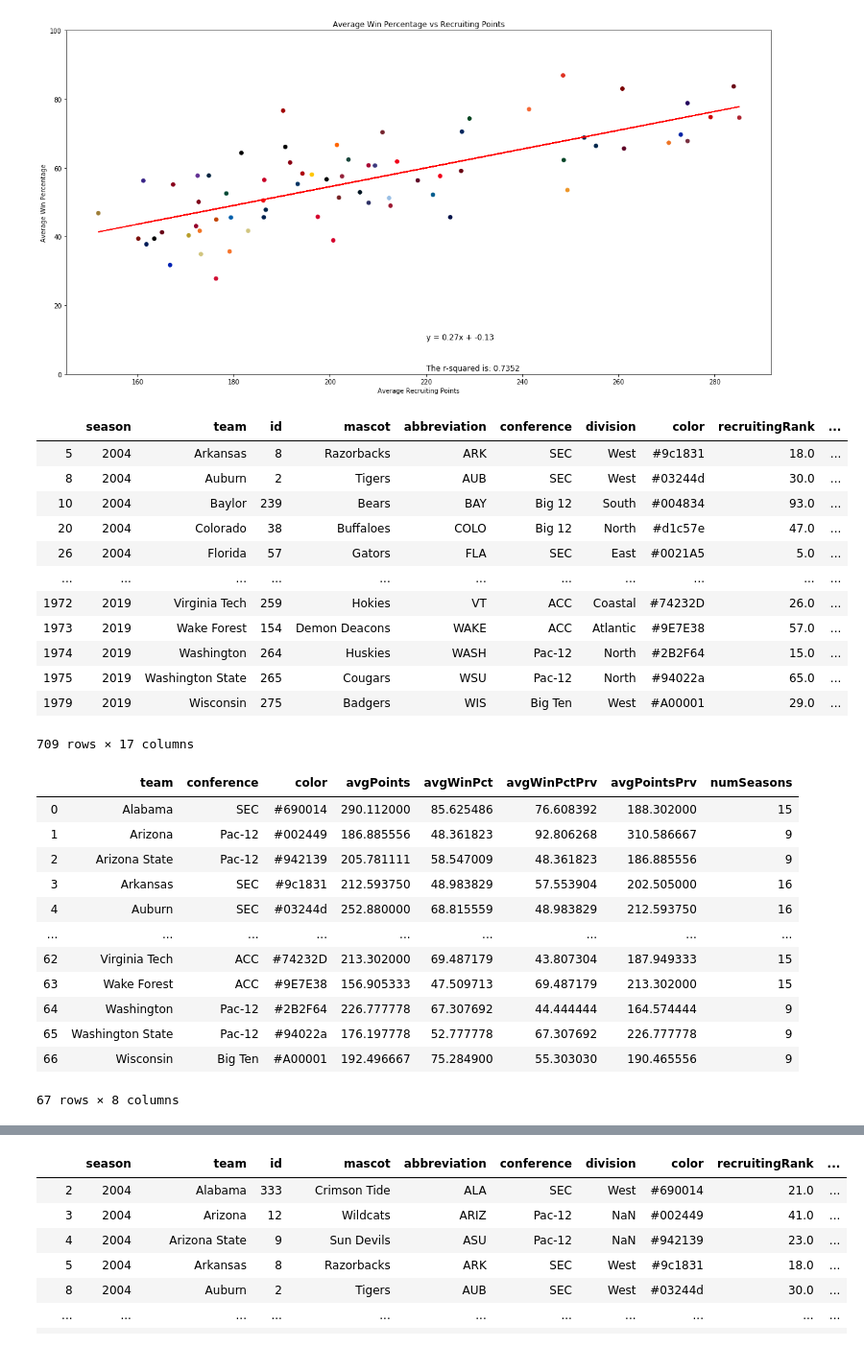
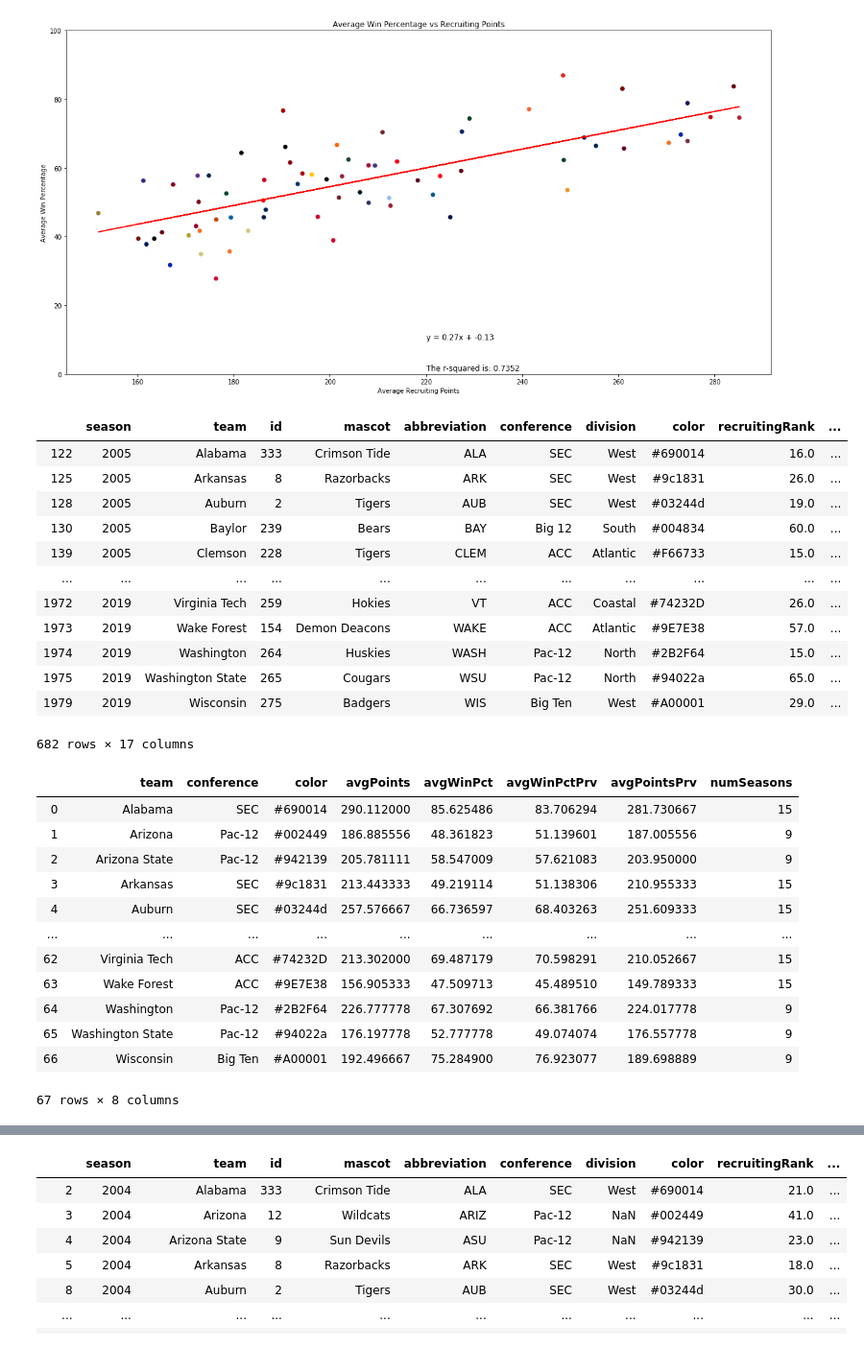
Before and after one commit to bdowd91/Project-1, a Jupyter notebook: recruitingAnalysis.ipynb, the cells around one changed output, grey strips where cells are left out. Shown at 96% size. Cells and saved outputs as stored; diff of their text form; code cells hidden in the pictures.

```diff
--- a/recruitingAnalysis.ipynb
+++ b/recruitingAnalysis.ipynb
@@ -68,24 +68,24 @@ plt.savefig("Figures/AverageWinPctVsRecruitingPts.png")
 # %%
 # create columns for previous win percentage and recruiting class
 comboFramePrv = comboFrame
-comboFramePrv['prvWinPct'] = comboFramePrv['winPct'].shift(1)
-comboFramePrv['prvRecruitingPoints'] = comboFramePrv['recruitingPoints'].shift(1)
+comboFramePrv['prvWinPct'] = comboFramePrv.groupby('team')['winPct'].apply(lambda x: x.shift(1))
+comboFramePrv['prvRecruitingPoints'] = comboFramePrv.groupby('team')['recruitingPoints'].apply(lambda x: x.shift(1))
 comboFramePrv = comboFramePrv.dropna()
 comboFramePrv
 # %% [output]
 |  | season | team | id | mascot | abbreviation | conference | division | color | recruitingRank | ... |
-| 5 | 2004 | Arkansas | 8 | Razorbacks | ARK | SEC | West | #9c1831 | 18.0 | ... |
-| 8 | 2004 | Auburn | 2 | Tigers | AUB | SEC | West | #03244d | 30.0 | ... |
-| 10 | 2004 | Baylor | 239 | Bears | BAY | Big 12 | South | #004834 | 93.0 | ... |
-| 20 | 2004 | Colorado | 38 | Buffaloes | COLO | Big 12 | North | #d1c57e | 47.0 | ... |
-| 26 | 2004 | Florida | 57 | Gators | FLA | SEC | East | #0021A5 | 5.0 | ... |
+| 122 | 2005 | Alabama | 333 | Crimson Tide | ALA | SEC | West | #690014 | 16.0 | ... |
+| 125 | 2005 | Arkansas | 8 | Razorbacks | ARK | SEC | West | #9c1831 | 26.0 | ... |
+| 128 | 2005 | Auburn | 2 | Tigers | AUB | SEC | West | #03244d | 19.0 | ... |
+| 130 | 2005 | Baylor | 239 | Bears | BAY | Big 12 | South | #004834 | 60.0 | ... |
+| 139 | 2005 | Clemson | 228 | Tigers | CLEM | ACC | Atlantic | #F66733 | 15.0 | ... |
 | ... | ... | ... | ... | ... | ... | ... | ... | ... | ... | ... |
 | 1972 | 2019 | Virginia Tech | 259 | Hokies | VT | ACC | Coastal | #74232D | 26.0 | ... |
 | 1973 | 2019 | Wake Forest | 154 | Demon Deacons | WAKE | ACC | Atlantic | #9E7E38 | 57.0 | ... |
 | 1974 | 2019 | Washington | 264 | Huskies | WASH | Pac-12 | North | #2B2F64 | 15.0 | ... |
 | 1975 | 2019 | Washington State | 265 | Cougars | WSU | Pac-12 | North | #94022a | 65.0 | ... |
 | 1979 | 2019 | Wisconsin | 275 | Badgers | WIS | Big Ten | West | #A00001 | 29.0 | ... |
-709 rows × 17 columns
+682 rows × 17 columns
 # %%
 # get average recruiting rank and win percentage of each team
 groupedTeamPrv = comboFramePrv.groupby(['team','conference','color'])
@@ -100,17 +100,17 @@ groupedStatsPrv = groupedStatsPrv.reset_index()
 groupedStatsPrv
 # %% [output]
 |  | team | conference | color | avgPoints | avgWinPct | avgWinPctPrv | avgPointsPrv | numSeasons |
-| 0 | Alabama | SEC | #690014 | 290.112000 | 85.625486 | 76.608392 | 188.302000 | 15 |
-| 1 | Arizona | Pac-12 | #002449 | 186.885556 | 48.361823 | 92.806268 | 310.586667 | 9 |
-| 2 | Arizona State | Pac-12 | #942139 | 205.781111 | 58.547009 | 48.361823 | 186.885556 | 9 |
-| 3 | Arkansas | SEC | #9c1831 | 212.593750 | 48.983829 | 57.553904 | 202.505000 | 16 |
-| 4 | Auburn | SEC | #03244d | 252.880000 | 68.815559 | 48.983829 | 212.593750 | 16 |
+| 0 | Alabama | SEC | #690014 | 290.112000 | 85.625486 | 83.706294 | 281.730667 | 15 |
+| 1 | Arizona | Pac-12 | #002449 | 186.885556 | 48.361823 | 51.139601 | 187.005556 | 9 |
+| 2 | Arizona State | Pac-12 | #942139 | 205.781111 | 58.547009 | 57.621083 | 203.950000 | 9 |
+| 3 | Arkansas | SEC | #9c1831 | 213.443333 | 49.219114 | 51.138306 | 210.955333 | 15 |
+| 4 | Auburn | SEC | #03244d | 257.576667 | 66.736597 | 68.403263 | 251.609333 | 15 |
 | ... | ... | ... | ... | ... | ... | ... | ... | ... |
-| 62 | Virginia Tech | ACC | #74232D | 213.302000 | 69.487179 | 43.807304 | 187.949333 | 15 |
-| 63 | Wake Forest | ACC | #9E7E38 | 156.905333 | 47.509713 | 69.487179 | 213.302000 | 15 |
-| 64 | Washington | Pac-12 | #2B2F64 | 226.777778 | 67.307692 | 44.444444 | 164.574444 | 9 |
-| 65 | Washington State | Pac-12 | #94022a | 176.197778 | 52.777778 | 67.307692 | 226.777778 | 9 |
-| 66 | Wisconsin | Big Ten | #A00001 | 192.496667 | 75.284900 | 55.303030 | 190.465556 | 9 |
+| 62 | Virginia Tech | ACC | #74232D | 213.302000 | 69.487179 | 70.598291 | 210.052667 | 15 |
+| 63 | Wake Forest | ACC | #9E7E38 | 156.905333 | 47.509713 | 45.489510 | 149.789333 | 15 |
+| 64 | Washington | Pac-12 | #2B2F64 | 226.777778 | 67.307692 | 66.381766 | 224.017778 | 9 |
+| 65 | Washington State | Pac-12 | #94022a | 176.197778 | 52.777778 | 49.074074 | 176.557778 | 9 |
+| 66 | Wisconsin | Big Ten | #A00001 | 192.496667 | 75.284900 | 76.923077 | 189.698889 | 9 |
 67 rows × 8 columns
 # %%
 # create scatter/line plot of average win percentage for previous season vs average recruiting points
```
Also changed, not shown: parts of 2 cells of this notebook, 6 other files.
